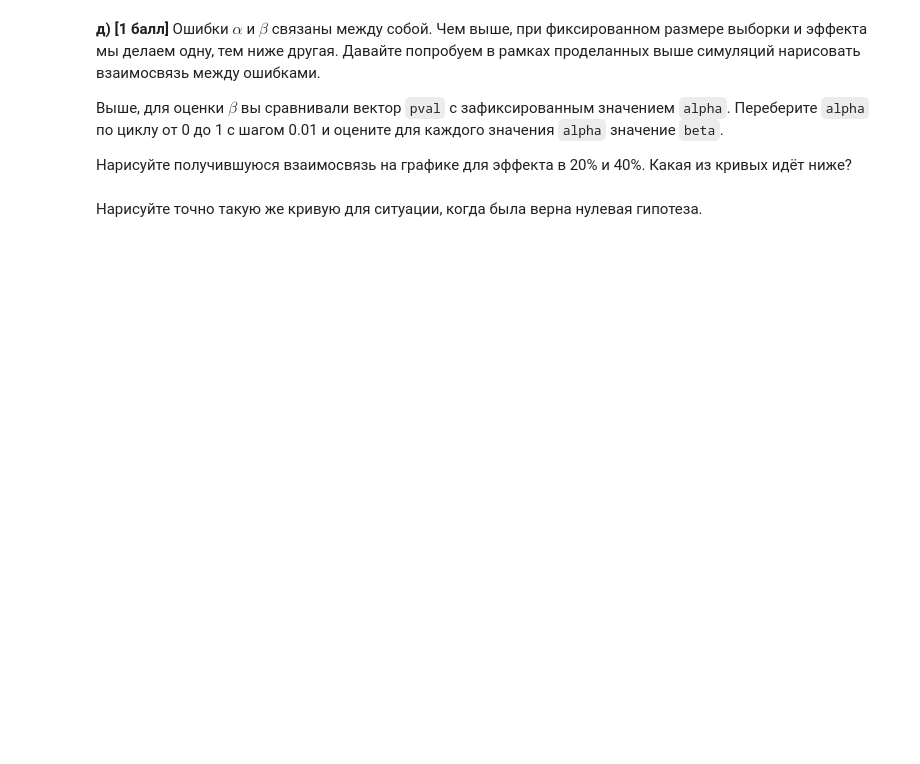
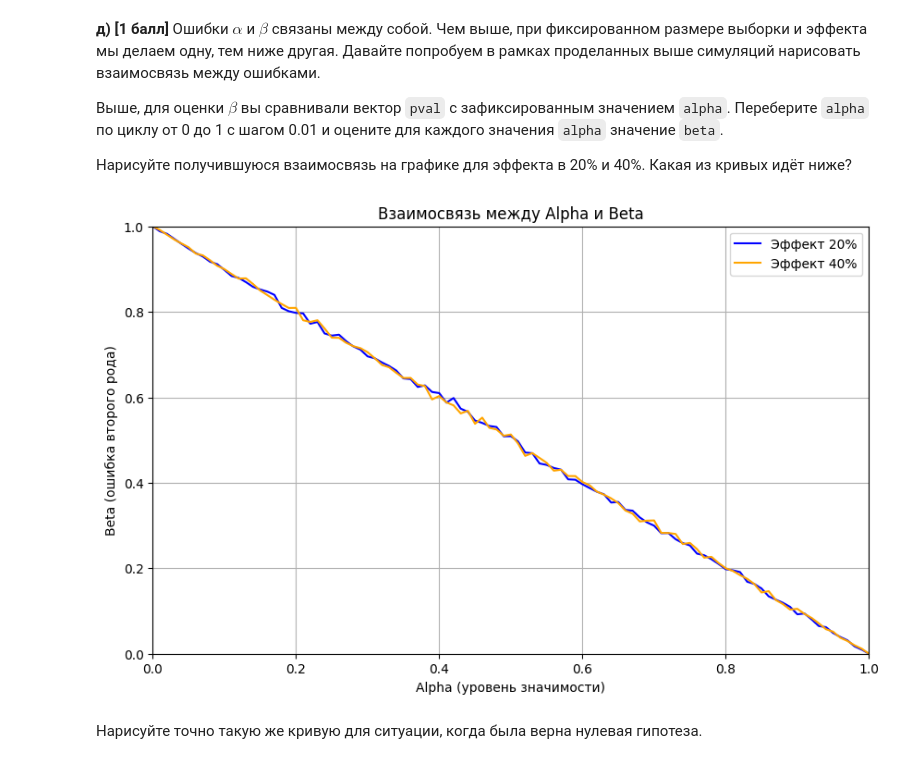
Before and after one commit to xanderkov/HSE-Math-Stat, a Jupyter notebook: hw-05/hw05-KovelAlexander.ipynb, the cells around one changed output. Saved outputs shown, nothing was run; the diff lists cells and outputs as text; code cells hidden in the pictures; blank space fills up the shorter version.

Commit message:
Kaggle Notebook | HSE Math Stat HW 05 | Version 1

```diff
--- a/hw-05/hw05-KovelAlexander.ipynb
+++ b/hw-05/hw05-KovelAlexander.ipynb
@@ -110,0 +193,10 @@ __в) [1 балл]__ Предположим, что верна альтерна
+# %%
+p = 0.5 * 1.4
+z_obs_list = []
+p_value_list = []
+
+for _ in range(n_samples):
+    control_group, treatment_group = gen_sample(sample_size, 0, p)
+    z_obs, p_value = asy_mean_test(control_group, treatment_group)
+    z_obs_list.append(z_obs)
+    p_value_list.append(p_value)
@@ -153,2 +370,36 @@ __д) [1 балл]__ Ошибки $\alpha$ и $\beta$ связаны между
+# %%
+p_t_40 = p_c * 1.4
+p_values_40 = []
+for alpha in alphas:
+    fail_to_reject_40 = 0
+    for _ in range(n_samples):
+        control_group = np.random.binomial(n=1, p=p_c, size=sample_size)
+        treatment_group = np.random.binomial(n=1, p=p_t_40, size=sample_size)
+
+        p_control = np.mean(control_group)
+        p_treatment = np.mean(treatment_group)
+
+        z_obs = (p_treatment - p_control) / np.sqrt((p_control * (1 - p_control) / sample_size) + (p_treatment * (1 - p_treatment) / sample_size))
+        p_value = stats.norm.sf(z_obs)
+        p_values_40.append(p_value)
+        if p_value >= alpha:
+            fail_to_reject_40 += 1
+
+    beta_40 = fail_to_reject_40 / n_samples
+    betas_40.append(beta_40)
+# %%
+plt.figure(figsize=(10, 6))
+plt.plot(alphas, betas_20, label='Эффект 20%', color='blue')
+plt.plot(alphas, betas_40, label='Эффект 40%', color='orange')
+plt.xlabel('Alpha (уровень значимости)')
+plt.ylabel('Beta (ошибка второго рода)')
+plt.title('Взаимосвязь между Alpha и Beta')
+plt.legend()
+plt.grid()
+plt.ylim(0, 1)
+plt.xlim(0, 1)
+plt.show()
+# %% [output]
+[figure, added]
 # %% [markdown]
 Нарисуйте точно такую же кривую для ситуации, когда была верна нулевая гипотеза.
```
Also changed, not shown: parts of 37 cells of this notebook.
